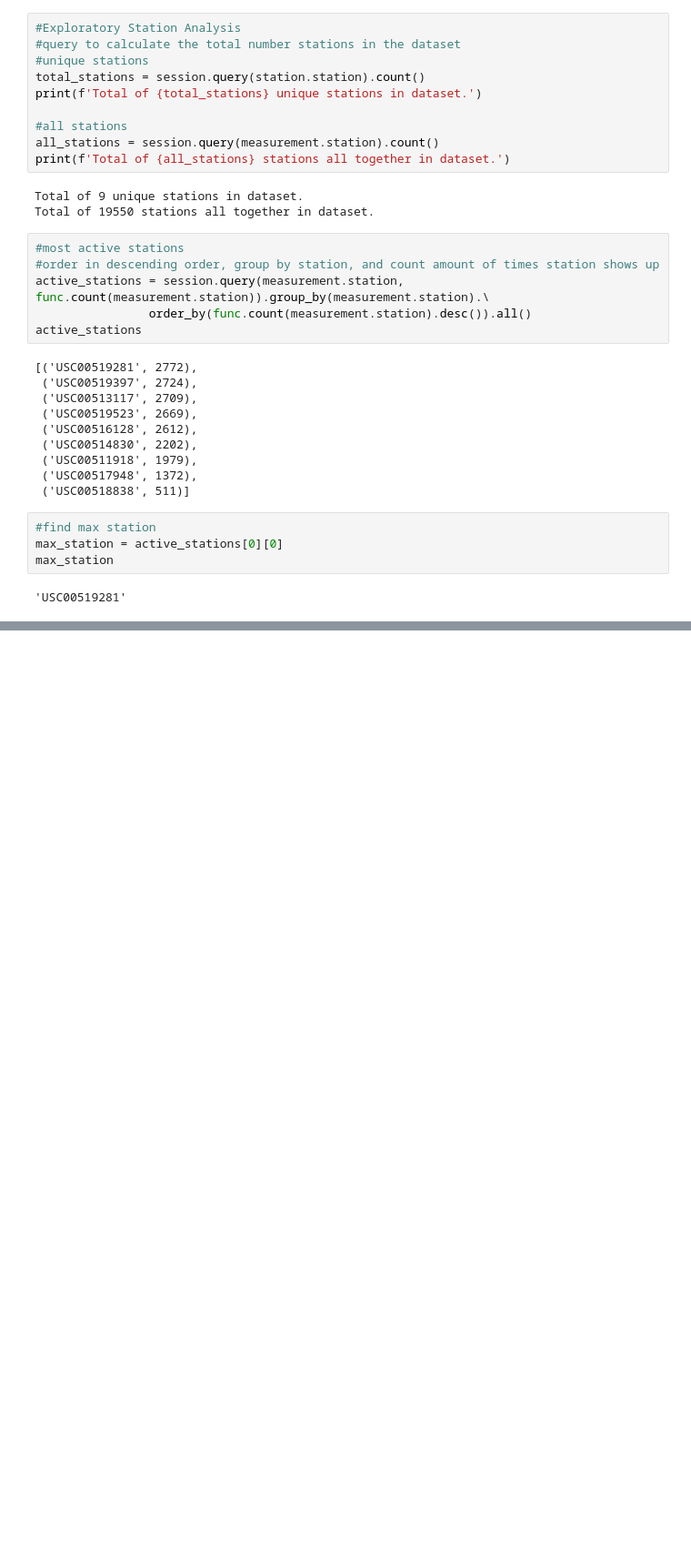
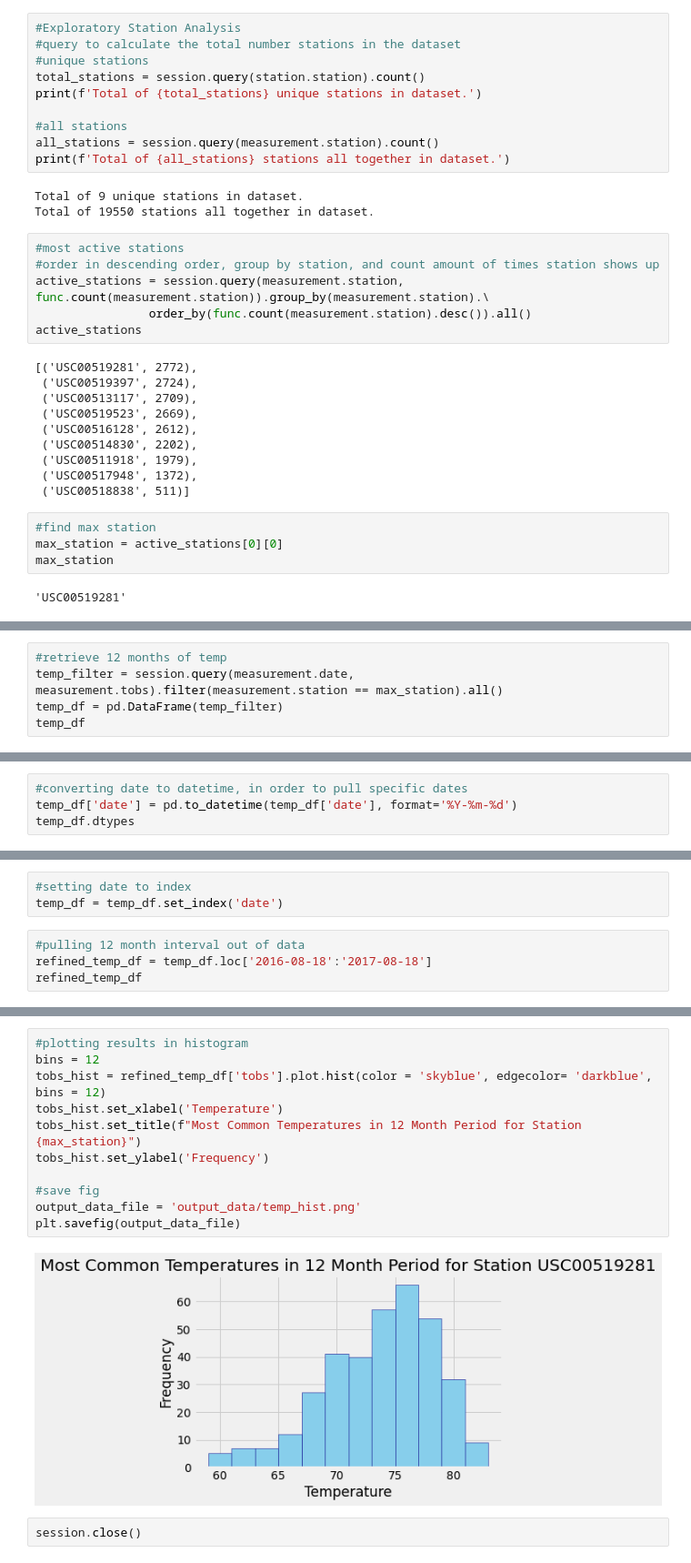
Before and after one commit to kylagelev/sqlalchemy-challenge, a Jupyter notebook: climate.ipynb, the cells around one changed output, grey strips where cells are left out. Shown at 91% size. Cells and saved outputs as stored; diff of their text form; blank space fills up the shorter version.

```diff
--- a/climate.ipynb
+++ b/climate.ipynb
@@ -305,0 +310,5 @@ max_station
+# %%
+#retrieve 12 months of temp
+temp_filter = session.query(measurement.date, measurement.tobs).filter(measurement.station == max_station).all()
+temp_df = pd.DataFrame(temp_filter)
+temp_df
@@ -305,0 +336,4 @@ max_station
+# %%
+#converting date to datetime, in order to pull specific dates
+temp_df['date'] = pd.to_datetime(temp_df['date'], format='%Y-%m-%d')
+temp_df.dtypes
@@ -305,0 +344,7 @@ max_station
+# %%
+#setting date to index
+temp_df = temp_df.set_index('date')
+# %%
+#pulling 12 month interval out of data
+refined_temp_df = temp_df.loc['2016-08-18':'2017-08-18']
+refined_temp_df
@@ -305,0 +366,15 @@ max_station
+# %%
+#plotting results in histogram
+bins = 12
+tobs_hist = refined_temp_df['tobs'].plot.hist(color = 'skyblue', edgecolor= 'darkblue', bins = 12)
+tobs_hist.set_xlabel('Temperature')
+tobs_hist.set_title(f"Most Common Temperatures in 12 Month Period for Station {max_station}")
+tobs_hist.set_ylabel('Frequency')
+
+#save fig
+output_data_file = 'output_data/temp_hist.png'
+plt.savefig(output_data_file)
+# %% [output]
+[figure, added]
+# %%
+session.close()
```
Also changed, not shown: parts of 7 cells of this notebook, 1 other file.
